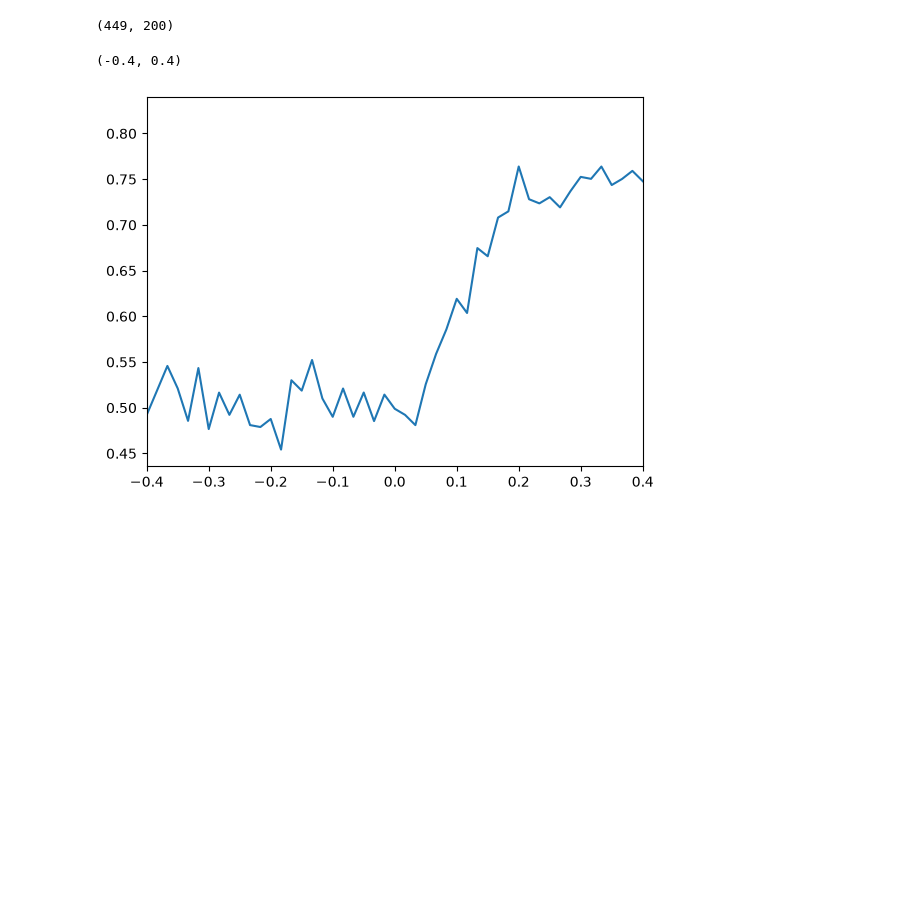
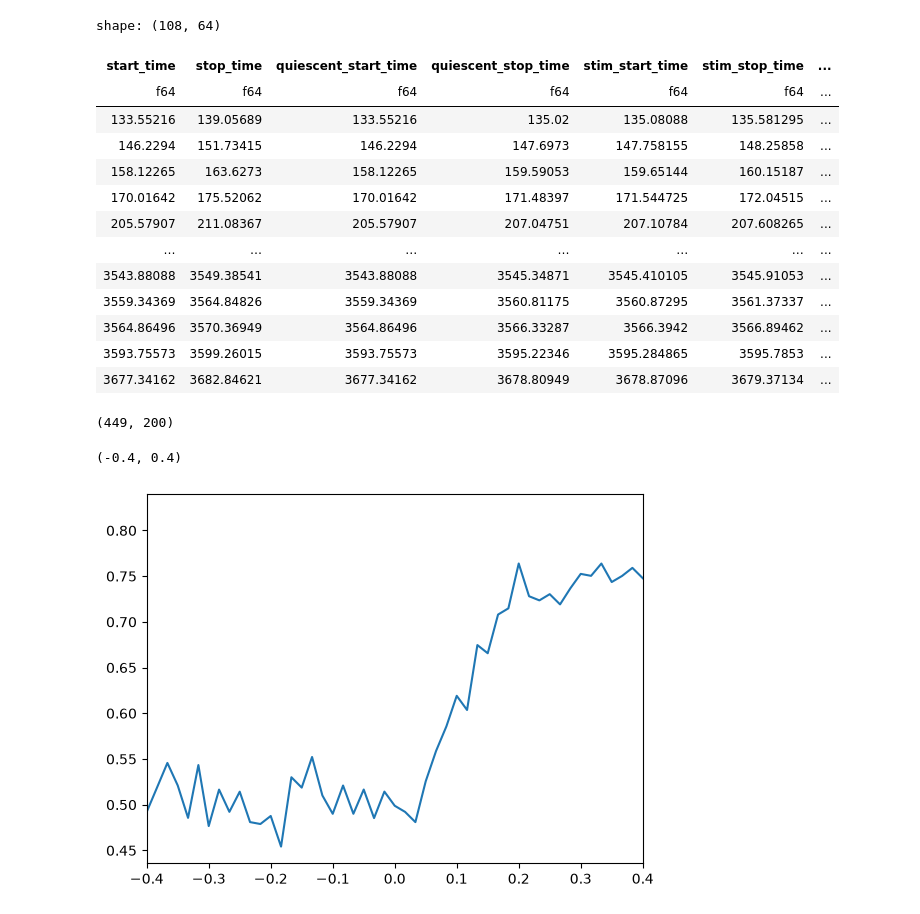
Before and after one commit to corbennett/dynamic_routing_facemap, a Jupyter notebook: scratch.ipynb, the cells around one changed output. Saved outputs shown, nothing was run; the diff lists cells and outputs as text; code cells hidden in the pictures; blank space fills up the shorter version.

```diff
--- a/scratch.ipynb
+++ b/scratch.ipynb
@@ -12,6 +12,23 @@ trials_lf = dr_datacube.get_lf('trials')
 # %%
 lick_trials = trials_lf.filter(pl.col('session_id') == session_id, (pl.col('is_instruction') == False), pl.col('is_response') == True).collect()
 no_lick_trials = trials_lf.filter(pl.col('session_id') == session_id, (pl.col('is_instruction') == False), pl.col('is_response') == False).collect()
+# %%
+lick_trials.filter(pl.col('is_vis_stim'))
+# %% [output]
+shape: (108, 64)
+| start_time | stop_time | quiescent_start_time | quiescent_stop_time | stim_start_time | stim_stop_time | ... |
+| f64 | f64 | f64 | f64 | f64 | f64 | ... |
+| 133.55216 | 139.05689 | 133.55216 | 135.02 | 135.08088 | 135.581295 | ... |
+| 146.2294 | 151.73415 | 146.2294 | 147.6973 | 147.758155 | 148.25858 | ... |
+| 158.12265 | 163.6273 | 158.12265 | 159.59053 | 159.65144 | 160.15187 | ... |
+| 170.01642 | 175.52062 | 170.01642 | 171.48397 | 171.544725 | 172.04515 | ... |
+| 205.57907 | 211.08367 | 205.57907 | 207.04751 | 207.10784 | 207.608265 | ... |
+| … | … | … | … | … | … | ... |
+| 3543.88088 | 3549.38541 | 3543.88088 | 3545.34871 | 3545.410105 | 3545.91053 | ... |
+| 3559.34369 | 3564.84826 | 3559.34369 | 3560.81175 | 3560.87295 | 3561.37337 | ... |
+| 3564.86496 | 3570.36949 | 3564.86496 | 3566.33287 | 3566.3942 | 3566.89462 | ... |
+| 3593.75573 | 3599.26015 | 3593.75573 | 3595.22346 | 3595.284865 | 3595.7853 | ... |
+| 3677.34162 | 3682.84621 | 3677.34162 | 3678.80949 | 3678.87096 | 3679.37134 | ... |
 # %%
 from scipy.interpolate import interp1d
 
```
Also changed, not shown: 3 other files.
